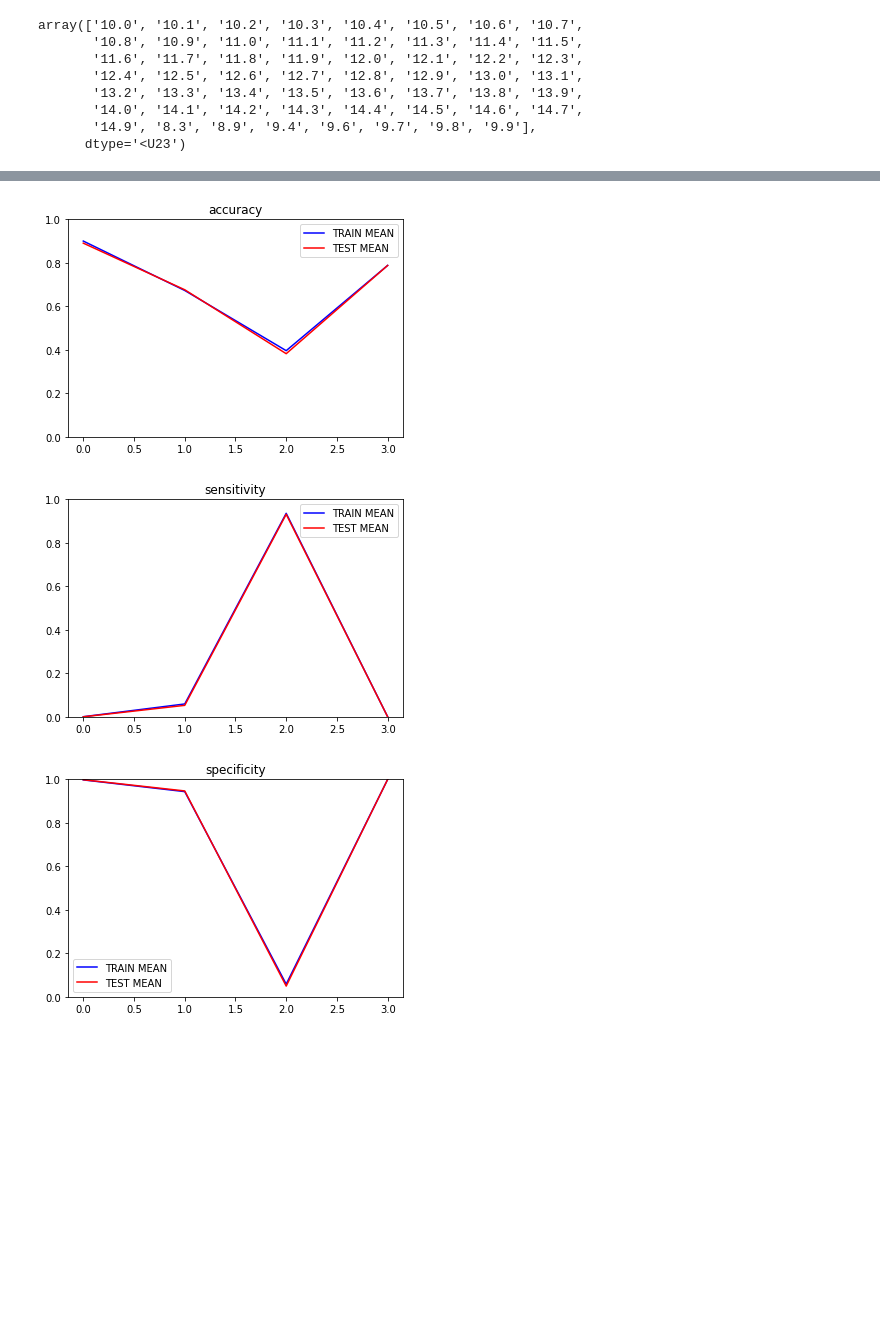
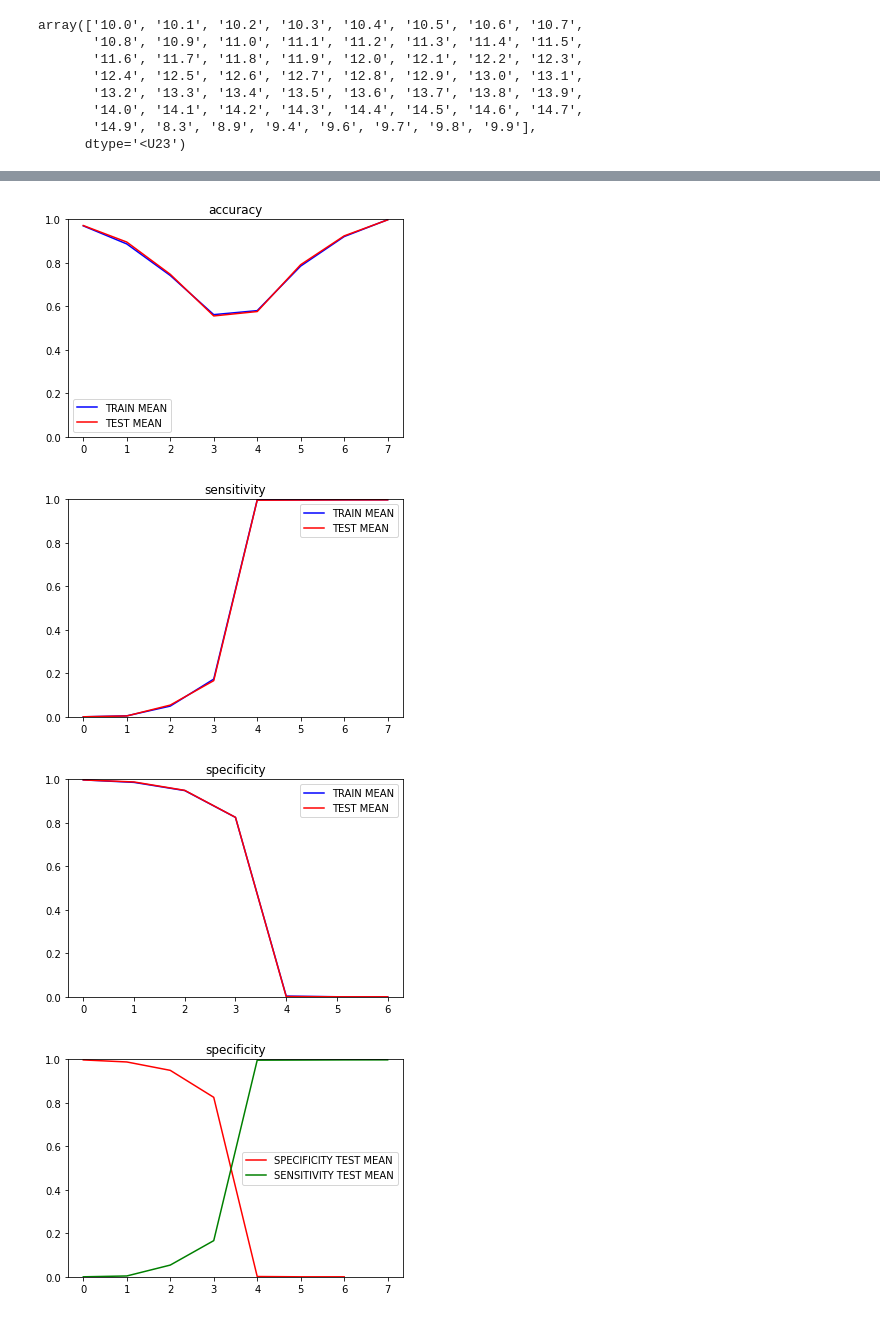
Before and after one commit to Abdigal1/LIIARPI_1, a Jupyter notebook: SLIC_GAT/SLIC_GAT_PRUEBAS.ipynb, the cells around one changed output, grey strips where cells are left out. Drawn from its saved outputs; the diff is of its cells as text; code cells hidden in the pictures; blank space fills up the shorter version.

```diff
--- a/SLIC_GAT/SLIC_GAT_PRUEBAS.ipynb
+++ b/SLIC_GAT/SLIC_GAT_PRUEBAS.ipynb
@@ -103,11 +103,13 @@ last_results_10f_unsampled_mh.npy
 # %%
 os.listdir()
-res_dir="MMhh_SelFR_v8_4Cl"
+res_dir="MMhh_SelFR_v8_BinCl"
 
 lr=np.load(os.path.join(pth,res_dir,'last_results_10f_unsampled_hh.npy'),allow_pickle=True)
 
 lra=np.load(os.path.join(pth,res_dir,'last_results_abs_10f_unsampled_hh.npy'),allow_pickle=True)
 
+lspe=np.load(os.path.join(pth,res_dir,'last_results_specificity_10f_unsampled_hh.npy'),allow_pickle=True)
+lsen=np.load(os.path.join(pth,res_dir,'last_results_sensitivity_10f_unsampled_hh.npy'),allow_pickle=True)
 lTP=np.load(os.path.join(pth,res_dir,'last_results_TP_10f_unsampled_hh.npy'),allow_pickle=True)
 lTN=np.load(os.path.join(pth,res_dir,'last_results_TN_10f_unsampled_hh.npy'),allow_pickle=True)
 lFN=np.load(os.path.join(pth,res_dir,'last_results_FN_10f_unsampled_hh.npy'),allow_pickle=True)
@@ -203,23 +205,35 @@ plt.show()
 # %%
 #(folds,epochs,classes)
 flTP_v=np.vectorize(lambda lTP,i:np.array(lTP[i]['valid_acc_abs']),
-             signature="(),()->(j,i)")(lTP.reshape(1,)[0],np.array(list(lTP.reshape(1,)[0].keys())))*300
+             signature="(),()->(j,i)")(lTP.reshape(1,)[0],np.array(list(lTP.reshape(1,)[0].keys())))*1
 flTN_v=np.vectorize(lambda lTP,i:np.array(lTP[i]['valid_acc_abs']),
-             signature="(),()->(j,i)")(lTN.reshape(1,)[0],np.array(list(lTN.reshape(1,)[0].keys())))*300
+             signature="(),()->(j,i)")(lTN.reshape(1,)[0],np.array(list(lTN.reshape(1,)[0].keys())))*1
 flFP_v=np.vectorize(lambda lTP,i:np.array(lTP[i]['valid_acc_abs']),
-             signature="(),()->(j,i)")(lFP.reshape(1,)[0],np.array(list(lFP.reshape(1,)[0].keys())))*300
+             signature="(),()->(j,i)")(lFP.reshape(1,)[0],np.array(list(lFP.reshape(1,)[0].keys())))*1
 flFN_v=np.vectorize(lambda lTP,i:np.array(lTP[i]['valid_acc_abs']),
-             signature="(),()->(j,i)")(lFN.reshape(1,)[0],np.array(list(lFN.reshape(1,)[0].keys())))*300
+             signature="(),()->(j,i)")(lFN.reshape(1,)[0],np.array(list(lFN.reshape(1,)[0].keys())))*1
+
+flsen_v=np.vectorize(lambda lTP,i:np.array(lTP[i]['valid_acc_abs']),
+             signature="(),()->(j,i)")(lFN.reshape(1,)[0],np.array(list(lsen.reshape(1,)[0].keys())))*1
+
+flspe_v=np.vectorize(lambda lTP,i:np.array(lTP[i]['valid_acc_abs']),
+             signature="(),()->(j,i)")(lFN.reshape(1,)[0],np.array(list(lspe.reshape(1,)[0].keys())))*1
 # %%
 #(folds,epochs,classes)
 flTP_t=np.vectorize(lambda lTP,i:np.array(lTP[i]['train_acc_abs']),
-             signature="(),()->(j,i)")(lTP.reshape(1,)[0],np.array(list(lTP.reshape(1,)[0].keys())))*300
+             signature="(),()->(j,i)")(lTP.reshape(1,)[0],np.array(list(lTP.reshape(1,)[0].keys())))*1
 flTN_t=np.vectorize(lambda lTP,i:np.array(lTP[i]['train_acc_abs']),
-             signature="(),()->(j,i)")(lTN.reshape(1,)[0],np.array(list(lTN.reshape(1,)[0].keys())))*300
+             signature="(),()->(j,i)")(lTN.reshape(1,)[0],np.array(list(lTN.reshape(1,)[0].keys())))*1
 flFP_t=np.vectorize(lambda lTP,i:np.array(lTP[i]['train_acc_abs']),
-             signature="(),()->(j,i)")(lFP.reshape(1,)[0],np.array(list(lFP.reshape(1,)[0].keys())))*300
+             signature="(),()->(j,i)")(lFP.reshape(1,)[0],np.array(list(lFP.reshape(1,)[0].keys())))*1
 flFN_t=np.vectorize(lambda lTP,i:np.array(lTP[i]['train_acc_abs']),
-             signature="(),()->(j,i)")(lFN.reshape(1,)[0],np.array(list(lFN.reshape(1,)[0].keys())))*300
+             signature="(),()->(j,i)")(lFN.reshape(1,)[0],np.array(list(lFN.reshape(1,)[0].keys())))*1
+
+flsen_t=np.vectorize(lambda lTP,i:np.array(lTP[i]['train_acc_abs']),
+             signature="(),()->(j,i)")(lFN.reshape(1,)[0],np.array(list(lsen.reshape(1,)[0].keys())))*1
+
+flspe_t=np.vectorize(lambda lTP,i:np.array(lTP[i]['train_acc_abs']),
+             signature="(),()->(j,i)")(lFN.reshape(1,)[0],np.array(list(lspe.reshape(1,)[0].keys())))*1
 # %%
 fsen_v=flTP_v/(flTP_v+flFN_v)
 fspe_v=flTN_v/(flFP_v+flTN_v)
@@ -251,30 +302,40 @@ plt.show()
 # %%
 plt.title("accuracy")
 plt.plot(np.mean(acccl_t[:,-1,:],axis=0),'b', label = "TRAIN MEAN")
 plt.plot(np.mean(acccl_v[:,-1,:],axis=0),'r', label = "TEST MEAN")
 
 plt.ylim(0,1)
 plt.legend()
 plt.show()
+
 
 plt.title("sensitivity")
 plt.plot(np.mean(fsen_t[:,-1,:],axis=0),'b', label = "TRAIN MEAN")
 plt.plot(np.mean(fsen_v[:,-1,:],axis=0),'r', label = "TEST MEAN")
 
 plt.ylim(0,1)
 plt.legend()
 plt.show()
 
 plt.title("specificity")
 plt.plot(np.mean(fspe_t[:,-1,:],axis=0),'b', label = "TRAIN MEAN")
 plt.plot(np.mean(fspe_v[:,-1,:],axis=0),'r', label = "TEST MEAN")
 
 plt.ylim(0,1)
 plt.legend()
 plt.show()
 
+plt.title("specificity")
+plt.plot(np.mean(fspe_v[:,-1,:],axis=0),'r', label = "SPECIFICITY TEST MEAN")
+plt.plot(np.mean(fsen_v[:,-1,:],axis=0),'g', label = "SENSITIVITY TEST MEAN")
+
+plt.ylim(0,1)
+plt.legend()
+plt.show()
+
 #np.array([[10,11],[11,12],[12,13],[13,14]])
 # %% [output]
-[figure, old version]
+[figure, new version]
-[figure, old version]
+[figure, new version]
-[figure, old version]
+[figure, new version]
+[figure, added]
```
Also changed, not shown: parts of 8 cells of this notebook, 21 other files.
